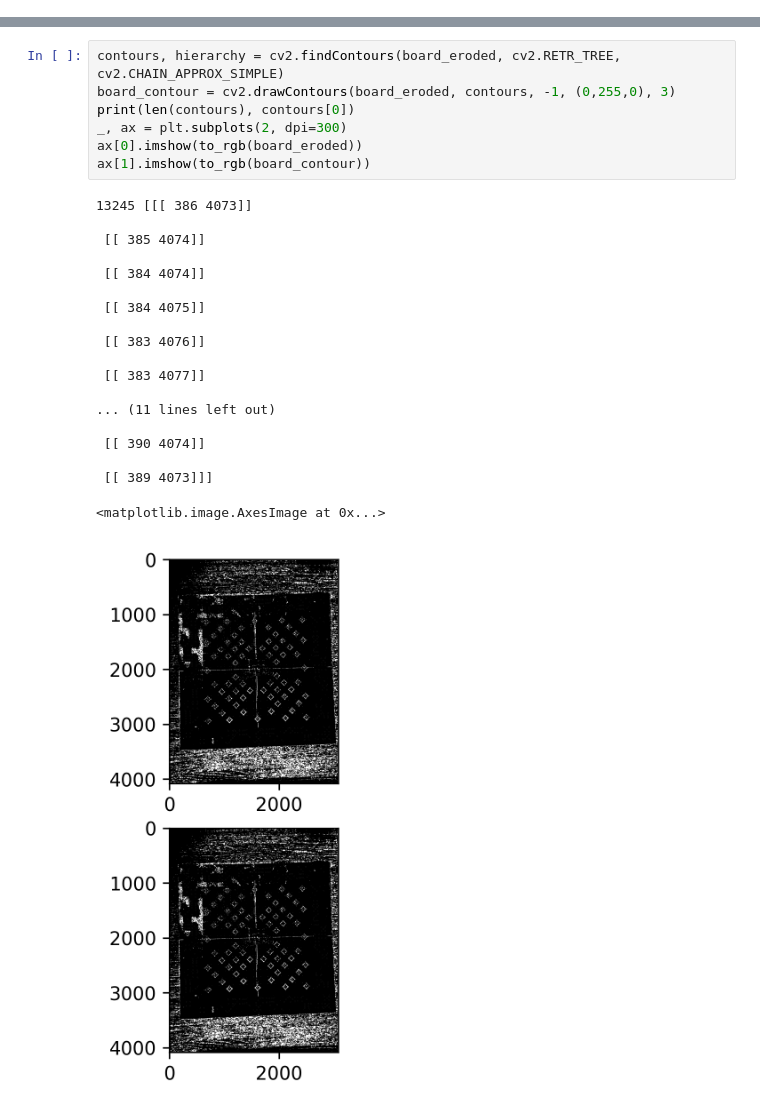
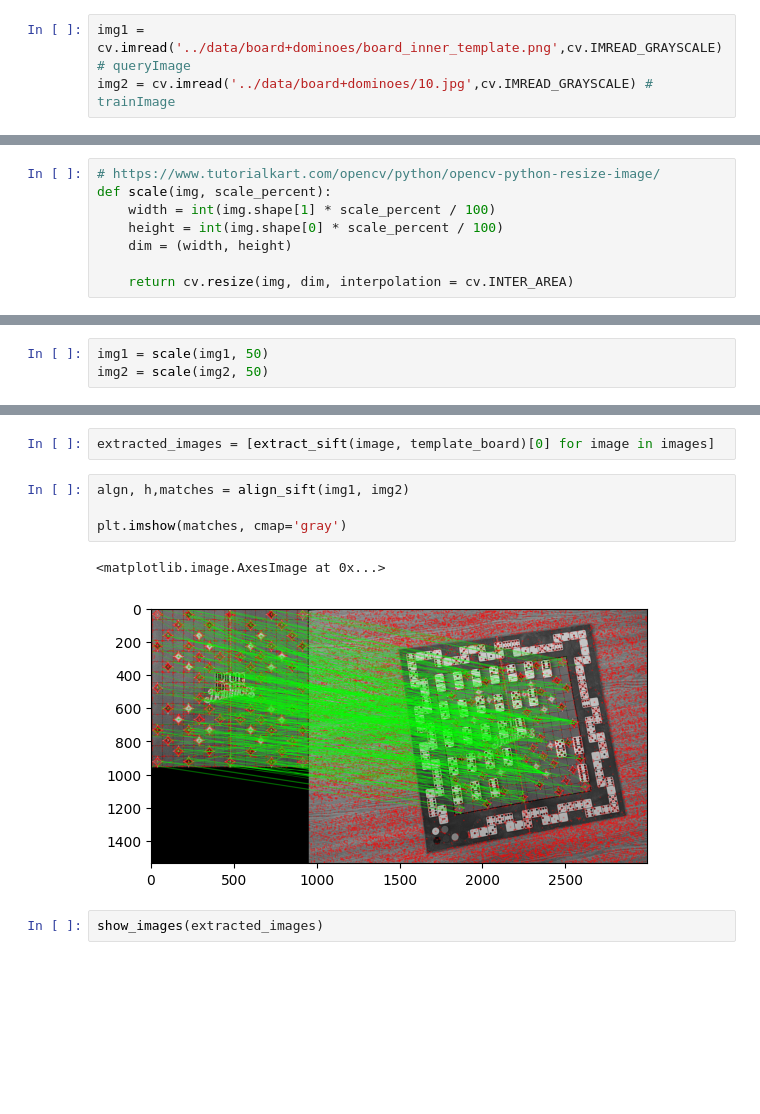
Before and after one commit to JustBeYou/unibuc-master-ai, a Jupyter notebook: computer_vision/CV-2023-Project1/notebooks/exploration.ipynb, the cells around one changed output, grey strips where cells are left out. Saved outputs shown, nothing was run; the diff lists cells and outputs as text; blank space fills up the shorter version.

```diff
--- a/computer_vision/CV-2023-Project1/notebooks/exploration.ipynb
+++ b/computer_vision/CV-2023-Project1/notebooks/exploration.ipynb
@@ -30,0 +37,3 @@ board_segmented_gray = to_gray(board_segmented)
+# %%
+img1 = cv.imread('../data/board+dominoes/board_inner_template.png',cv.IMREAD_GRAYSCALE)          # queryImage
+img2 = cv.imread('../data/board+dominoes/10.jpg',cv.IMREAD_GRAYSCALE) # trainImage
@@ -30,0 +54,8 @@ board_segmented_gray = to_gray(board_segmented)
+# %%
+# https://www.tutorialkart.com/opencv/python/opencv-python-resize-image/
+def scale(img, scale_percent):
+    width = int(img.shape[1] * scale_percent / 100)
+    height = int(img.shape[0] * scale_percent / 100)
+    dim = (width, height)
+
+    return cv.resize(img, dim, interpolation = cv.INTER_AREA)
@@ -30,0 +66,3 @@ board_segmented_gray = to_gray(board_segmented)
+# %%
+img1 = scale(img1, 50)
+img2 = scale(img2, 50)
@@ -60,29 +130,13 @@ ax[5].imshow(board_eroded, cmap='gray')
-# %%
-contours, hierarchy = cv2.findContours(board_eroded, cv2.RETR_TREE, cv2.CHAIN_APPROX_SIMPLE)
-board_contour = cv2.drawContours(board_eroded, contours, -1, (0,255,0), 3)
-print(len(contours), contours[0])
-_, ax = plt.subplots(2, dpi=300)
-ax[0].imshow(to_rgb(board_eroded))
-ax[1].imshow(to_rgb(board_contour))
-# %% [output]
-13245 [[[ 386 4073]]
-
- [[ 385 4074]]
-
- [[ 384 4074]]
-
- [[ 384 4075]]
-
- [[ 383 4076]]
-
- [[ 383 4077]]
-
-... (11 lines left out)
-
- [[ 390 4074]]
-
- [[ 389 4073]]]
-<matplotlib.image.AxesImage at 0x...>
-[figure, removed]
+# %%
+extracted_images = [extract_sift(image, template_board)[0] for image in images]
+# %%
+algn, h,matches = align_sift(img1, img2)
+
+plt.imshow(matches, cmap='gray')
+# %% [output]
+<matplotlib.image.AxesImage at 0x...>
+[figure, added]
+# %%
+show_images(extracted_images)
 # %%
 # %% [output]
```
Also changed, not shown: parts of 16 cells of this notebook, 23 other files.
